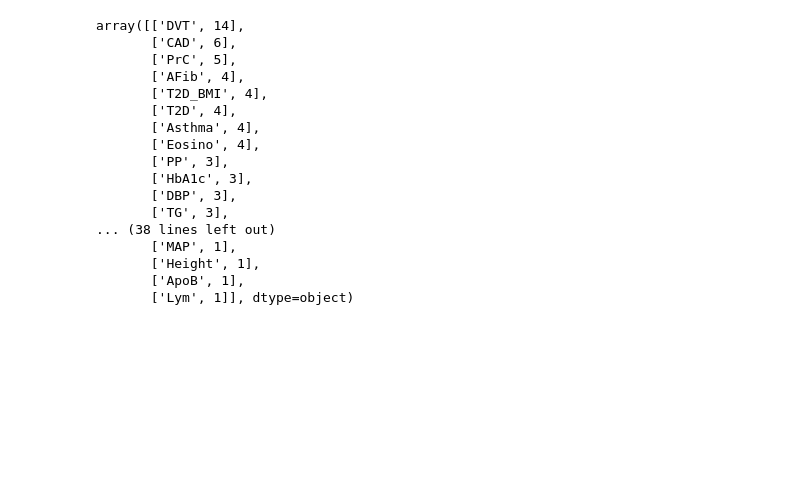
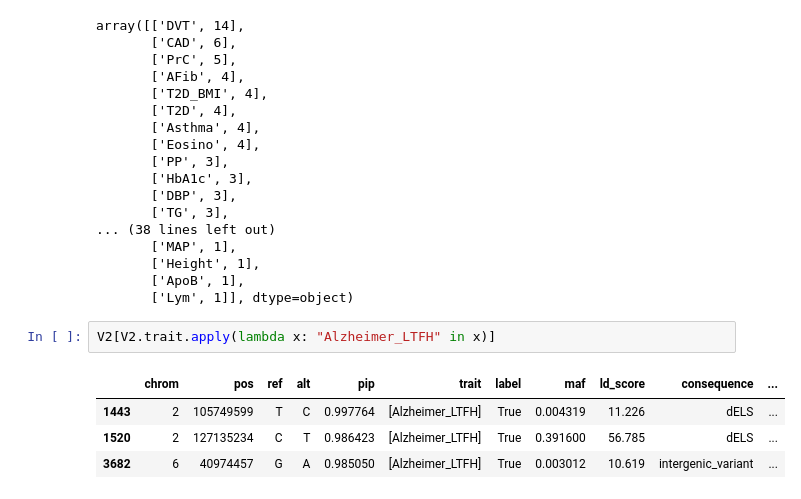
Before and after one commit to minjaf/TraitGym, a Jupyter notebook: workflow/notebooks/disease_traits.ipynb, the cells around one changed output. Cells and saved outputs as stored; diff of their text form; blank space fills up the shorter version.

```diff
--- a/workflow/notebooks/disease_traits.ipynb
+++ b/workflow/notebooks/disease_traits.ipynb
@@ -135,3 +159,10 @@ array([['DVT', 14],
        ['Height', 1],
        ['ApoB', 1],
        ['Lym', 1]], dtype=object)
+# %%
+V2[V2.trait.apply(lambda x: "Alzheimer_LTFH" in x)]
+# %% [output]
+|  | chrom | pos | ref | alt | pip | trait | label | maf | ld_score | consequence | ... |
+| 1443 | 2 | 105749599 | T | C | 0.997764 | [Alzheimer_LTFH] | True | 0.004319 | 11.226 | dELS | ... |
+| 1520 | 2 | 127135234 | C | T | 0.986423 | [Alzheimer_LTFH] | True | 0.391600 | 56.785 | dELS | ... |
+| 3682 | 6 | 40974457 | G | A | 0.985050 | [Alzheimer_LTFH] | True | 0.003012 | 10.619 | intergenic_variant | ... |
```
Also changed, not shown: parts of 5 cells of this notebook, 1 other file.
